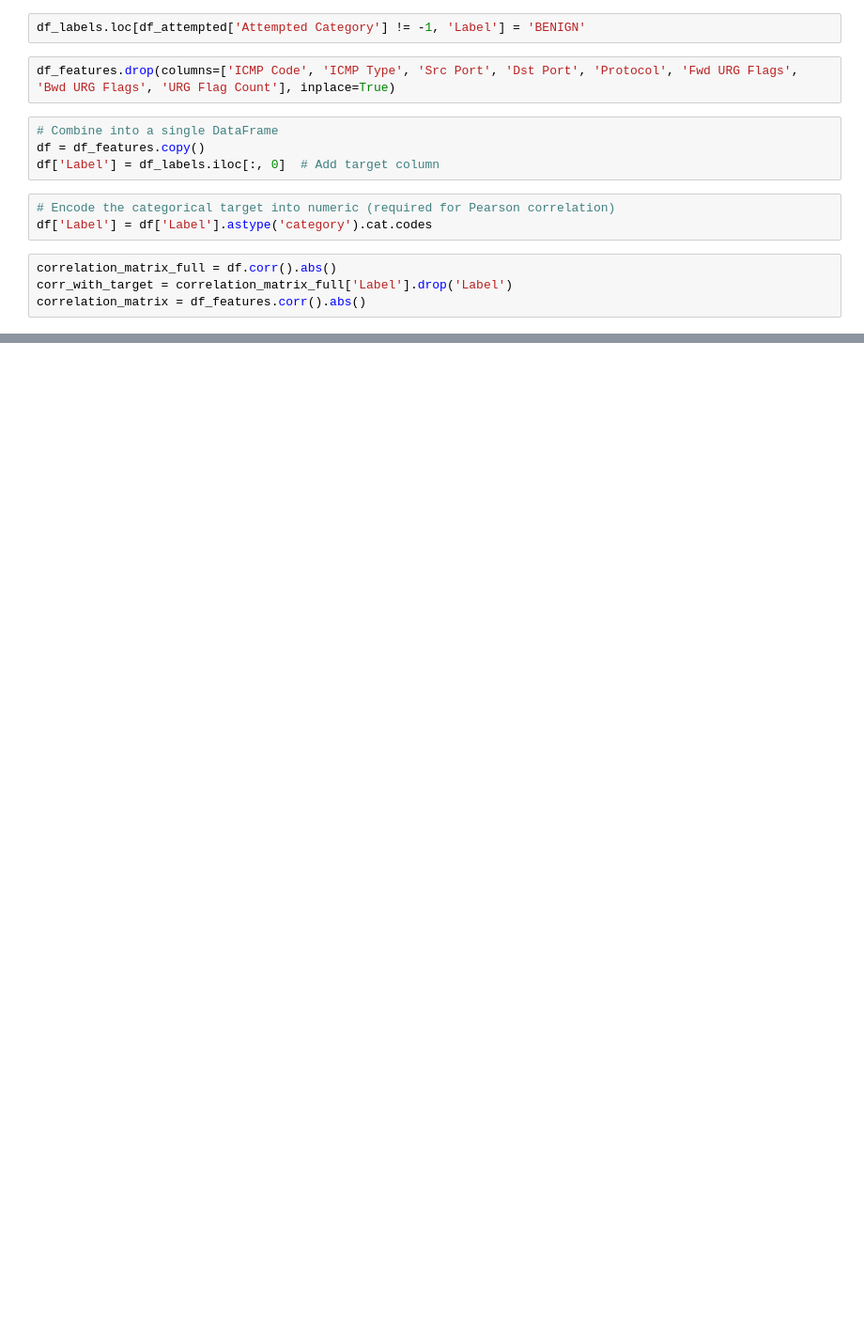
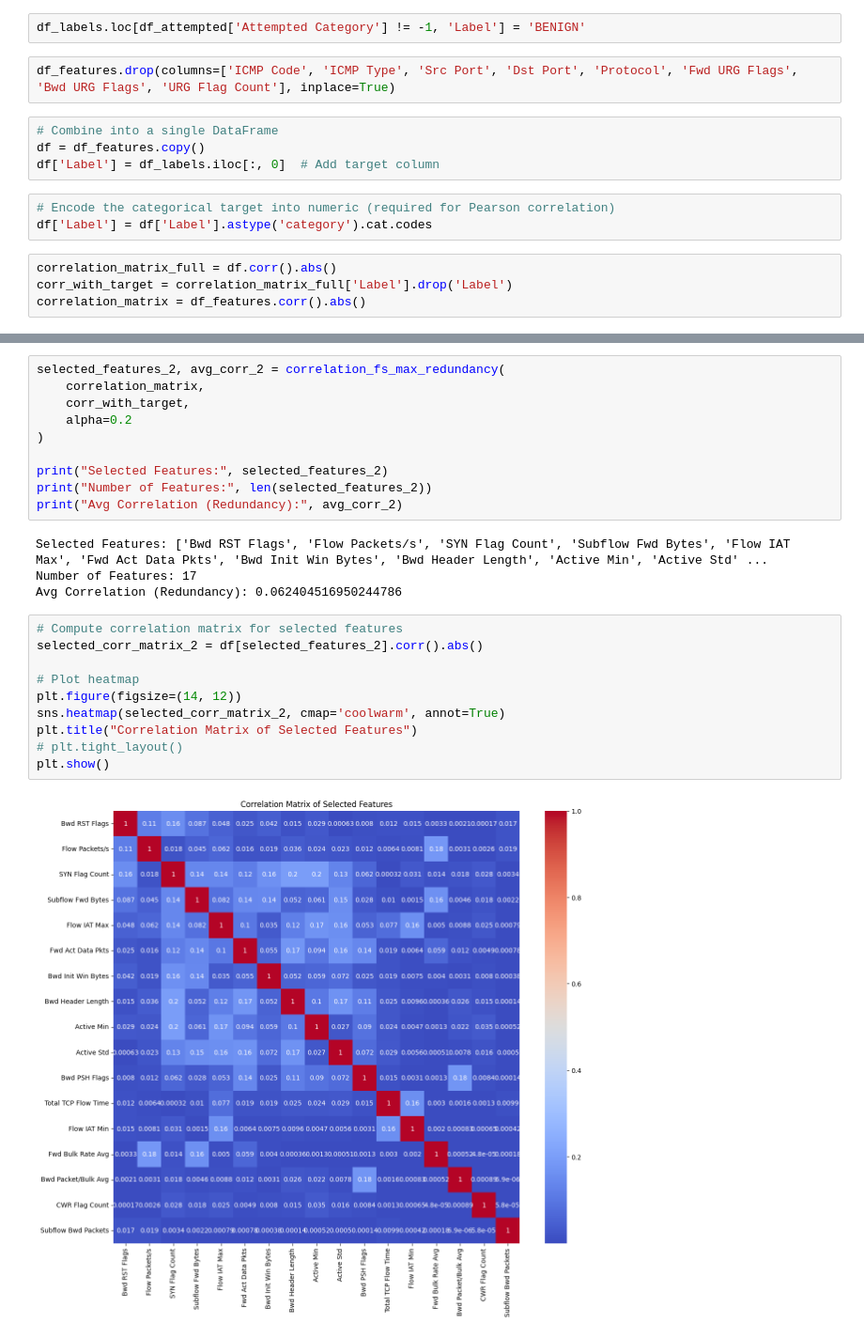
Before and after one commit to sav-1305/CIC-IDS-2017-ML-Optimization, a Jupyter notebook: 2.2-Correlation-FS.ipynb, the cells around one changed output, grey strips where cells are left out. Shown: that part at 94% size. Cells and saved outputs as stored; diff of their text form; blank space fills up the shorter version.

```diff
--- a/2.2-Correlation-FS.ipynb
+++ b/2.2-Correlation-FS.ipynb
@@ -157,0 +223,26 @@ plt.show()
+# %%
+selected_features_2, avg_corr_2 = correlation_fs_max_redundancy(
+    correlation_matrix,
+    corr_with_target,
+    alpha=0.2
+)
+
+print("Selected Features:", selected_features_2)
+print("Number of Features:", len(selected_features_2))
+print("Avg Correlation (Redundancy):", avg_corr_2)
+# %% [output]
+Selected Features: ['Bwd RST Flags', 'Flow Packets/s', 'SYN Flag Count', 'Subflow Fwd Bytes', 'Flow IAT Max', 'Fwd Act Data Pkts', 'Bwd Init Win Bytes', 'Bwd Header Length', 'Active Min', 'Active Std' ...
+Number of Features: 17
+Avg Correlation (Redundancy): 0.062404516950244786
+# %%
+# Compute correlation matrix for selected features
+selected_corr_matrix_2 = df[selected_features_2].corr().abs()
+
+# Plot heatmap
+plt.figure(figsize=(14, 12))
+sns.heatmap(selected_corr_matrix_2, cmap='coolwarm', annot=True)
+plt.title("Correlation Matrix of Selected Features")
+# plt.tight_layout()
+plt.show()
+# %% [output]
+[figure, added]
```
Also changed, not shown: parts of 9 cells of this notebook, 3 other files.
